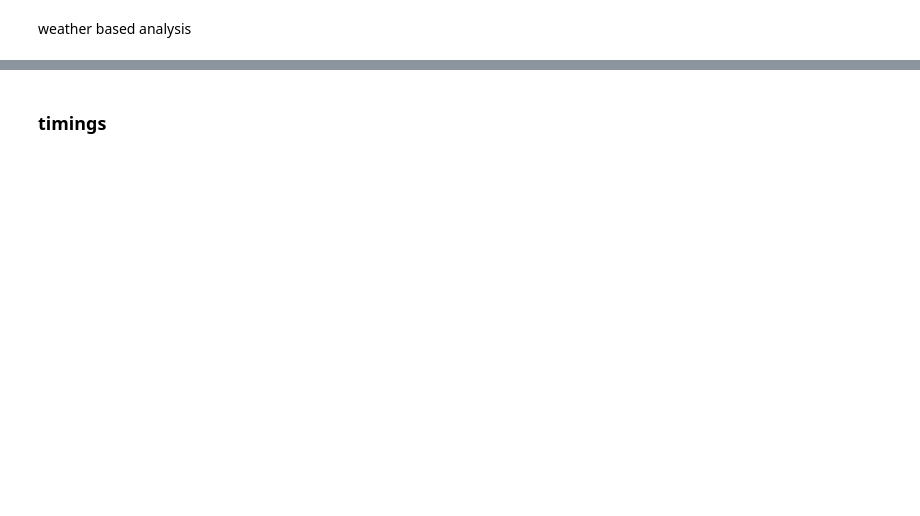
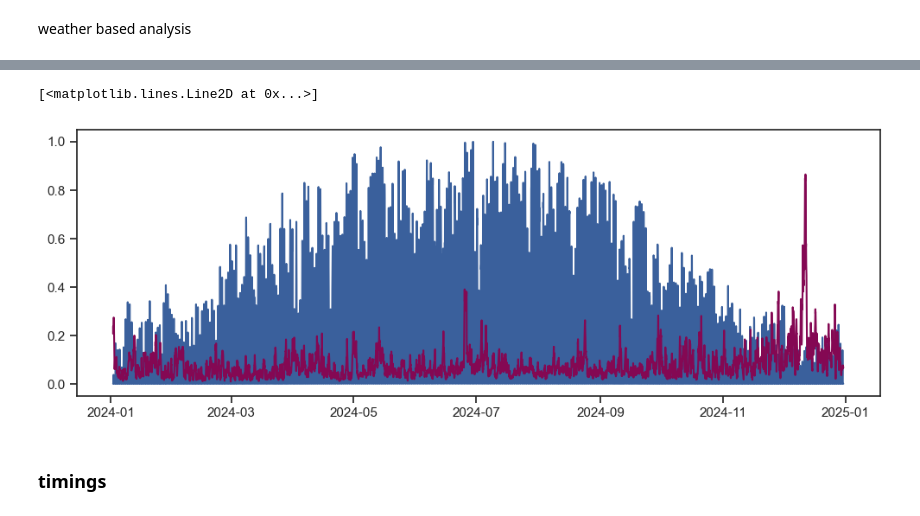
Before and after one commit to valentin-17/epf, a Jupyter notebook: notebooks/other_data_viz.ipynb, the cells around one changed output, grey strips where cells are left out. Saved outputs shown, nothing was run; the diff lists cells and outputs as text; code cells hidden in the pictures; blank space fills up the shorter version.

```diff
--- a/notebooks/other_data_viz.ipynb
+++ b/notebooks/other_data_viz.ipynb
@@ -469,0 +455,20 @@ plt.ylabel("Price in €/MWh")
+# %%
+import holidays
+
+# supplementary data
+df['hour'] = df.index.hour
+df['day'] = df.index.day
+df['day_string'] = [x.strftime('%a') for x in df.index]
+df['month'] = df.index.month
+df['month_string'] = [x.strftime('%b') for x in df.index]
+df['year'] = df.index.year
+df['week'] = [x.strftime('%W') for x in df.index]
+df['season'] = [
+    'Winter' if x.month in [12, 1, 2] else
+    'Spring' if x.month in [3, 4, 5] else
+    'Summer' if x.month in [6, 7, 8] else
+    'Autumn' for x in df.index
+]
+de_holidays = holidays.country_holidays('DE', years=[2023,2024])
+# set holiday to 1 if it is a holiday else 0
+df['holiday'] = df.index.to_series().apply(lambda x: "Holiday" if x in de_holidays else "No holiday")
@@ -539,3 +663,14 @@ plt.show()
+# %%
+# normalize the ghi_avg and ws_avg to the range [0, 1]
+extended_df['ghi_avg_norm'] = (extended_df['ghi_avg'] - extended_df['ghi_avg'].min()) / (extended_df['ghi_avg'].max() - extended_df['ghi_avg'].min())
+extended_df['ws_avg_norm'] = (extended_df['ws_avg'] - extended_df['ws_avg'].min()) / (extended_df['ws_avg'].max() - extended_df['ws_avg'].min())
+
+plt.figure(figsize=(12, 4))
+plt.plot(extended_df.index, extended_df['lstm_error_mean'], label='LSTM (VRE only)', color=COLORS['magenta'])
+plt.plot(extended_df.index, extended_df['ghi_avg_norm'], label='GHI normed', color=COLORS['blue'], zorder=1)
+# %% [output]
+[<matplotlib.lines.Line2D at 0x...>]
+[figure, added]
 # %% [markdown]
 ### timings
 # %%
```
Also changed, not shown: parts of 14 cells of this notebook, 16 other files.
